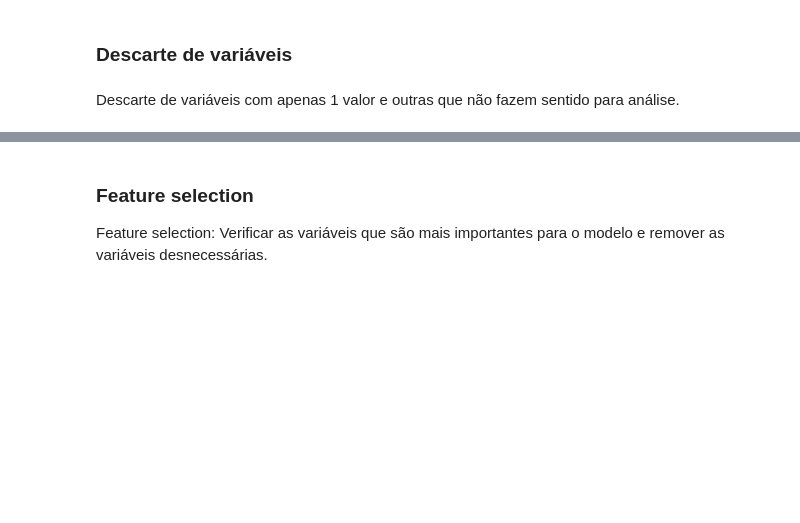
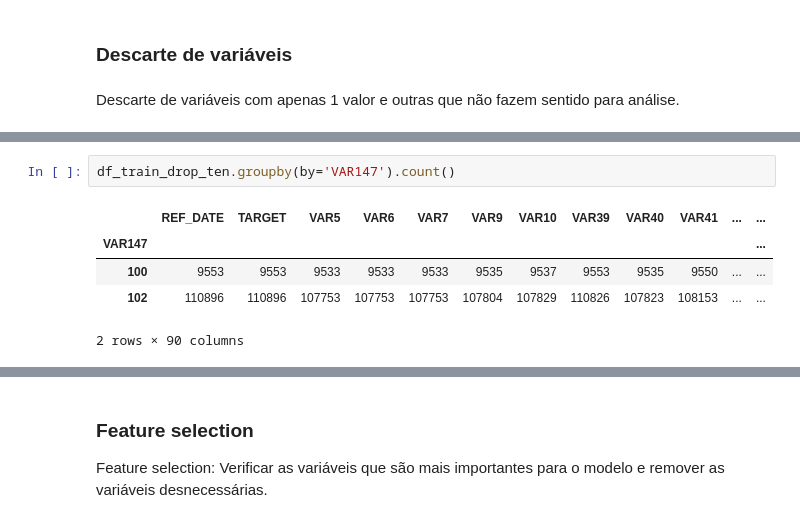
Before and after one commit to eudesgccunha/challenge-data-scientist-neurolake, a Jupyter notebook: credit/notebooks/credit_risk_analysis_tmp.ipynb, the cells around one changed output, grey strips where cells are left out. Cells and saved outputs as stored; diff of their text form; blank space fills up the shorter version.

```diff
--- a/credit/notebooks/credit_risk_analysis_tmp.ipynb
+++ b/credit/notebooks/credit_risk_analysis_tmp.ipynb
@@ -782,2 +811,10 @@ Descarte de variáveis com apenas 1 valor e outras que não fazem sentido para a
+# %%
+df_train_drop_ten.groupby(by='VAR147').count()
+# %% [output]
+|  | REF_DATE | TARGET | VAR5 | VAR6 | VAR7 | VAR9 | VAR10 | VAR39 | VAR40 | VAR41 | ... | ... |
+| VAR147 |  |  |  |  |  |  |  |  |  |  |  | ... |
+| 100 | 9553 | 9553 | 9533 | 9533 | 9533 | 9535 | 9537 | 9553 | 9535 | 9550 | ... | ... |
+| 102 | 110896 | 110896 | 107753 | 107753 | 107753 | 107804 | 107829 | 110826 | 107823 | 108153 | ... | ... |
+2 rows × 90 columns
 # %%
 # Descartando variáveis
```
Also changed, not shown: parts of 5 cells of this notebook.
